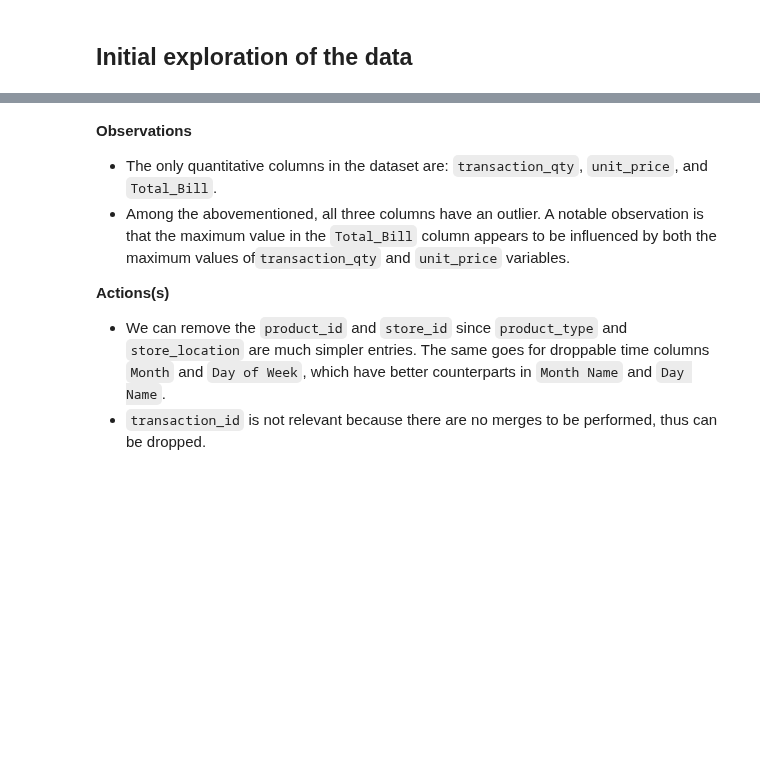
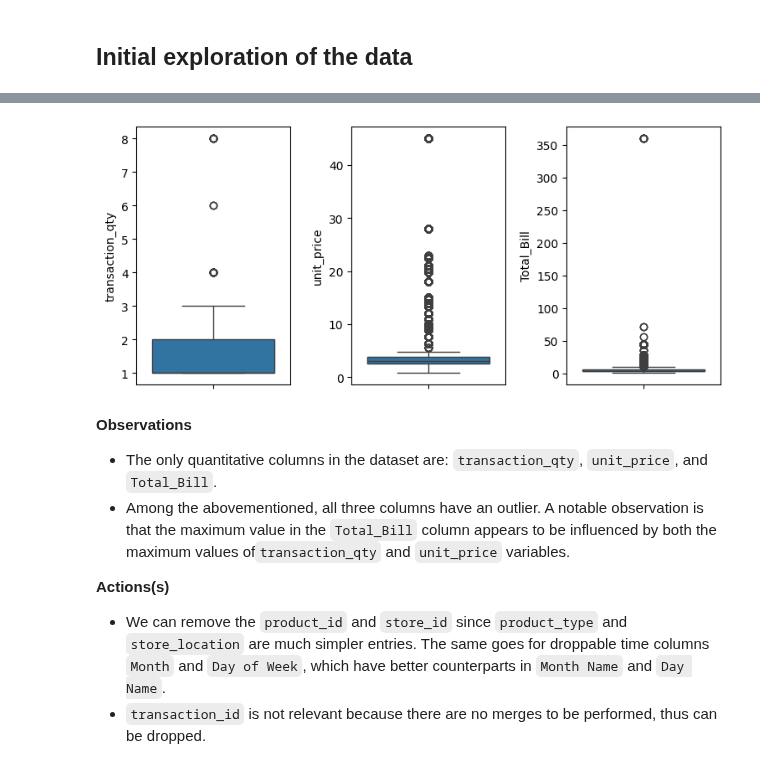
Before and after one commit to mlcuadra1/Coffee-Shop-EDA, a Jupyter notebook: notebooks/Script 1 - cleaning.ipynb, the cells around one changed output, grey strips where cells are left out. Saved outputs shown, nothing was run; the diff lists cells and outputs as text; code cells hidden in the pictures; blank space fills up the shorter version.

```diff
--- a/notebooks/Script 1 - cleaning.ipynb
+++ b/notebooks/Script 1 - cleaning.ipynb
@@ -47,0 +47,5 @@ data.describe()
+# %%
+data_summary = data.describe()
+num_cols = ['transaction_qty', 'unit_price', 'Total_Bill']
+data_summary = data_summary[num_cols]
+data_summary
@@ -48,3 +62,14 @@ data.describe()
+# %%
+import seaborn as sns
+import matplotlib.pyplot as plt
+
+fig, axes = plt.subplots(ncols=3, figsize=(9, 4))
+for i, num_col in enumerate(num_cols):
+    sns.boxplot(y=data[num_col], ax=axes[i])
+
+fig.subplots_adjust(wspace=0.4)
+# %% [output]
+[figure, added]
 # %% [markdown]
 **Observations**
 - The only quantitative columns in the dataset are: `transaction_qty`, `unit_price`, and `Total_Bill`.
```
Also changed, not shown: parts of 6 cells of this notebook.
